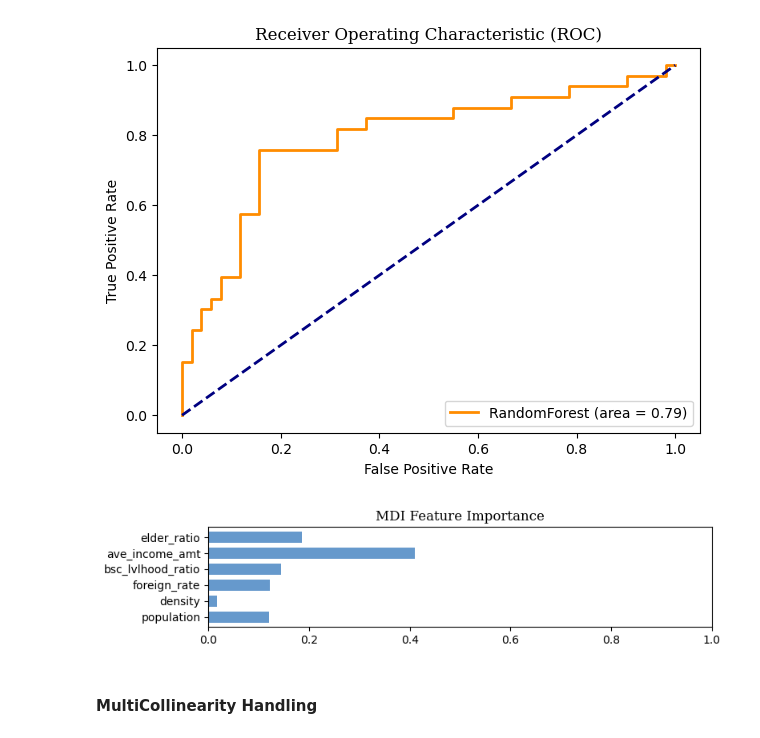
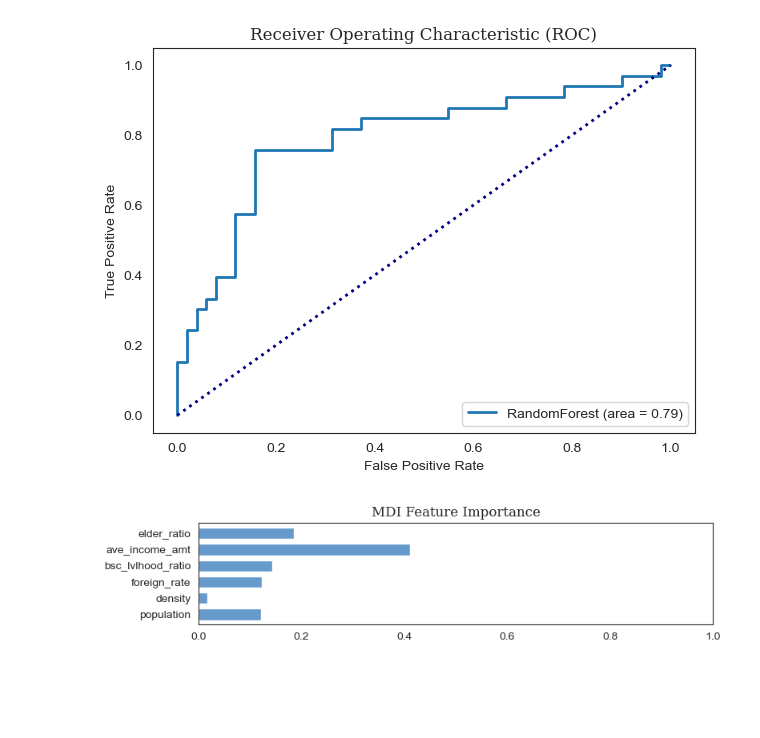
Before and after one commit to Tommylee1013/IndustrialMathematics, a Jupyter notebook: Projects/Modeling.ipynb, the cells around one changed output. Saved outputs shown, nothing was run; the diff lists cells and outputs as text; code cells hidden in the pictures; blank space fills up the shorter version.

```diff
--- a/Projects/Modeling.ipynb
+++ b/Projects/Modeling.ipynb
@@ -94,3 +22,0 @@ matrix
-# %%
-matrix = matrix.dropna()
-matrix
@@ -151,3 +22,0 @@ matrix.loc[list(unique)]
-# %%
-matrix['label'] = 0
-matrix.loc[list(unique), 'label'] = 1
@@ -177,0 +38,13 @@ matrix
+# %%
+sns.set_style('white')
+def myPairPlot(data : pd.DataFrame) -> plt.plot :
+    graph = sns.pairplot(data,
+                         diag_kind = "kde",
+                         markers = ".",
+                         kind = "reg",
+                         diag_kws = {'bw_method': 0.2})
+    for i, j in zip(*plt.np.triu_indices_from(graph.axes, 1)) :
+        graph.axes[i, j].set_visible(False)
+    return
+
+myPairPlot(matrix.iloc[:,:-1])
@@ -185,8 +177,8 @@ X_train, X_test, y_train, y_test = train_test_split(matrix.iloc[:,:-1], matrix.i
 # %%
-clf = RandomForestClassifier(n_estimators = 1000,
-                             random_state = 42,
-                             class_weight = 'balanced_subsample',
-                             ccp_alpha = 0.02,
-                             criterion = 'entropy')
-fit = clf.fit(X_train, y_train)
+randomforest = RandomForestClassifier(n_estimators = 1000,
+                                      random_state = 42,
+                                      class_weight = 'balanced_subsample',
+                                      ccp_alpha = 0.02,
+                                      criterion = 'entropy')
+randomforest_fit = randomforest.fit(X_train, y_train)
 # %%
@@ -207,28 +199,30 @@ weighted avg       0.78      0.79      0.78        84
 # %%
-y_probs = clf.predict_proba(X_test)[:, 1]
-fpr, tpr, thresholds = roc_curve(y_test, y_probs)
-roc_auc = auc(fpr, tpr)
+randomforest_y_probs = randomforest.predict_proba(X_test)[:, 1]
+randomforest_fpr, randomforest_tpr, thresholds = roc_curve(y_test, randomforest_y_probs)
+randomforest_roc_auc = auc(randomforest_fpr, randomforest_tpr)
 
 plt.figure(figsize = (7, 5))
-plt.plot(fpr, tpr, color = 'darkorange', lw = 2, label = 'RandomForest (area = %0.2f)' % roc_auc)
-plt.plot([0, 1], [0, 1], color = 'navy', lw = 2, linestyle='--')
+plt.plot(randomforest_fpr, randomforest_tpr, lw = 2, label = 'RandomForest (area = %0.2f)' % randomforest_roc_auc)
+plt.plot([0, 1], [0, 1], color = 'navy', lw = 2, linestyle = ':')
+plt.grid(False)
 plt.xlabel('False Positive Rate')
 plt.ylabel('True Positive Rate')
 plt.title('Receiver Operating Characteristic (ROC)', fontsize = 12, fontfamily = 'Serif')
 plt.legend(loc = "lower right")
 plt.show()
 # %% [output]
-[figure, old version]
+[figure, new version]
 # %%
 feature_importance_df = pd.DataFrame({'Feature': X_train.columns,
-                                     'Importance': fit.feature_importances_})
+                                     'Importance': randomforest.feature_importances_})
 plt.figure(figsize = (8,2))
 plt.barh(feature_importance_df['Feature'],
          feature_importance_df['Importance'],
          color = '#6699CC',
          height = 0.7)
+plt.grid(False)
 plt.xlim([0, 1])
 plt.title('MDI Feature Importance', fontsize = 12, fontfamily = 'Serif')
 plt.tight_layout()
 # %% [output]
-[figure, old version]
+[figure, new version]
@@ -237,2 +228,0 @@ plt.tight_layout()
-# %% [markdown]
-#### MultiCollinearity Handling
```
Also changed, not shown: parts of 51 cells of this notebook, 6 other files.
